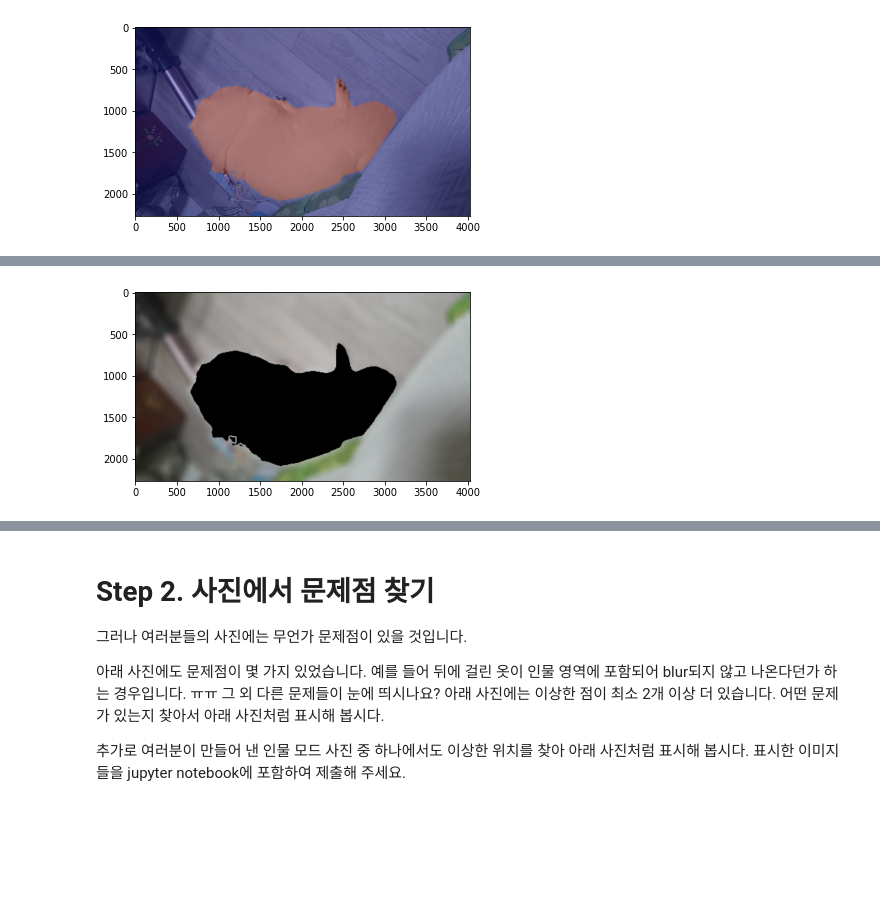
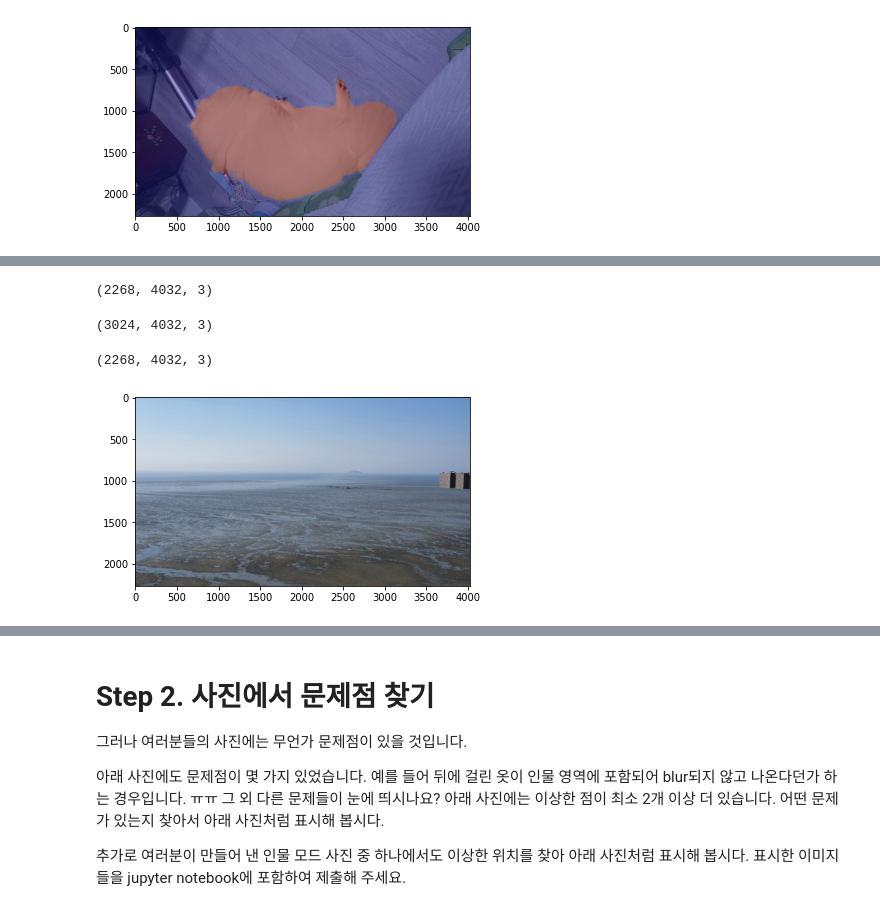
Before and after one commit to vkth7/AIFFEL-exploration, a Jupyter notebook: exp-09/[exp-09] 사진 배경 변경하기.ipynb, the cells around one changed output, grey strips where cells are left out. Drawn from its saved outputs; the diff is of its cells as text; code cells hidden in the pictures; blank space fills up the shorter version.

```diff
--- a/exp-09/[exp-09] 사진 배경 변경하기.ipynb
+++ b/exp-09/[exp-09] 사진 배경 변경하기.ipynb
@@ -279,8 +277,11 @@ plt.show()
 # %%
 img_mask_color = cv2.cvtColor(img_mask, cv2.COLOR_GRAY2BGR)
 img_bg_mask = cv2.bitwise_not(img_mask_color)
-img_bg_blur = cv2.bitwise_and(img_orig_blur, img_bg_mask)
-plt.imshow(cv2.cvtColor(img_bg_blur, cv2.COLOR_BGR2RGB))
-plt.show()
-# %% [output]
-[figure, removed]
+# %%
+img_bg_mask.shape
+# %% [output]
+(2268, 4032, 3)
+# %%
+img_back.shape
+# %% [output]
+(3024, 4032, 3)
@@ -286,0 +290,9 @@ plt.show()
+# %%
+resize_img_back.shape
+# %% [output]
+(2268, 4032, 3)
+# %%
+plt.imshow(cv2.cvtColor(resize_img_back, cv2.COLOR_BGR2RGB))
+plt.show()
+# %% [output]
+[figure, added]
```
Also changed, not shown: parts of 17 cells of this notebook.
